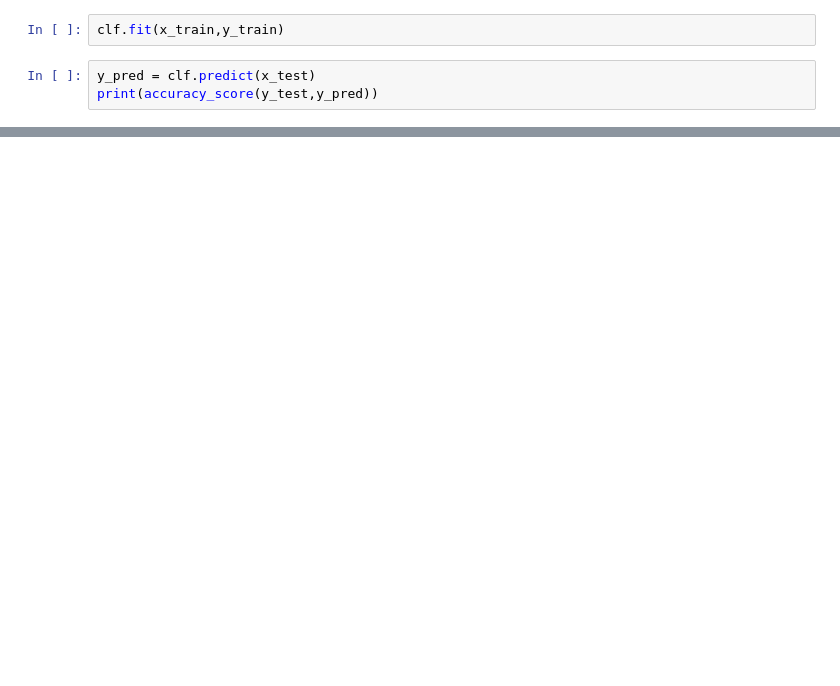
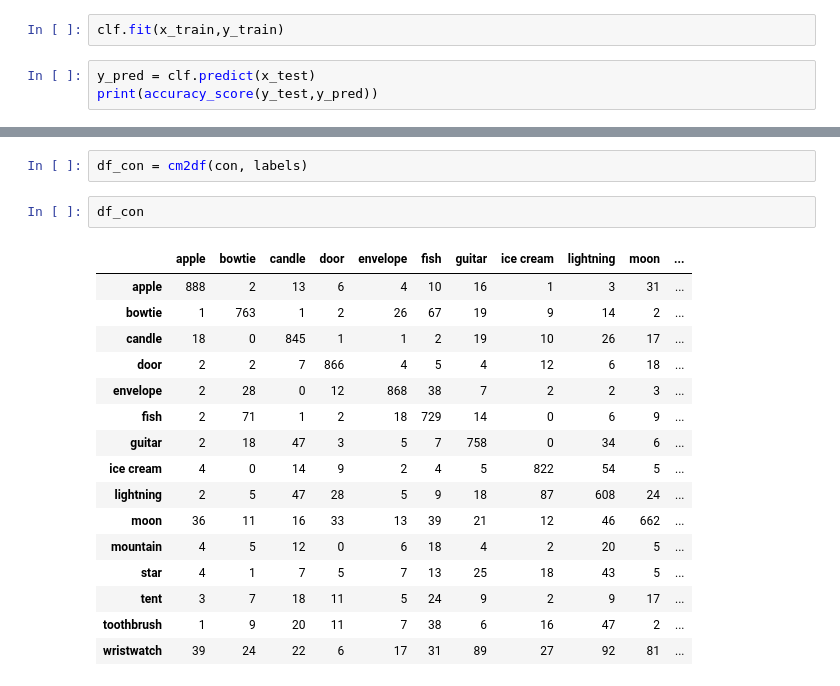
Before and after one commit to kanikaghiloria/CS7IS2-project, a Jupyter notebook: RecognizeDoodling_AI.ipynb, the cells around one changed output, grey strips where cells are left out. Cells and saved outputs as stored; diff of their text form; blank space fills up the shorter version.

```diff
--- a/RecognizeDoodling_AI.ipynb
+++ b/RecognizeDoodling_AI.ipynb
@@ -248,0 +365,21 @@ print(accuracy_score(y_test,y_pred))
+# %%
+df_con = cm2df(con, labels)
+# %%
+df_con
+# %% [output]
+|  | apple | bowtie | candle | door | envelope | fish | guitar | ice cream | lightning | moon | ... |
+| apple | 888 | 2 | 13 | 6 | 4 | 10 | 16 | 1 | 3 | 31 | ... |
+| bowtie | 1 | 763 | 1 | 2 | 26 | 67 | 19 | 9 | 14 | 2 | ... |
+| candle | 18 | 0 | 845 | 1 | 1 | 2 | 19 | 10 | 26 | 17 | ... |
+| door | 2 | 2 | 7 | 866 | 4 | 5 | 4 | 12 | 6 | 18 | ... |
+| envelope | 2 | 28 | 0 | 12 | 868 | 38 | 7 | 2 | 2 | 3 | ... |
+| fish | 2 | 71 | 1 | 2 | 18 | 729 | 14 | 0 | 6 | 9 | ... |
+| guitar | 2 | 18 | 47 | 3 | 5 | 7 | 758 | 0 | 34 | 6 | ... |
+| ice cream | 4 | 0 | 14 | 9 | 2 | 4 | 5 | 822 | 54 | 5 | ... |
+| lightning | 2 | 5 | 47 | 28 | 5 | 9 | 18 | 87 | 608 | 24 | ... |
+| moon | 36 | 11 | 16 | 33 | 13 | 39 | 21 | 12 | 46 | 662 | ... |
+| mountain | 4 | 5 | 12 | 0 | 6 | 18 | 4 | 2 | 20 | 5 | ... |
+| star | 4 | 1 | 7 | 5 | 7 | 13 | 25 | 18 | 43 | 5 | ... |
+| tent | 3 | 7 | 18 | 11 | 5 | 24 | 9 | 2 | 9 | 17 | ... |
+| toothbrush | 1 | 9 | 20 | 11 | 7 | 38 | 6 | 16 | 47 | 2 | ... |
+| wristwatch | 39 | 24 | 22 | 6 | 17 | 31 | 89 | 27 | 92 | 81 | ... |
```
Also changed, not shown: parts of 36 cells of this notebook.
